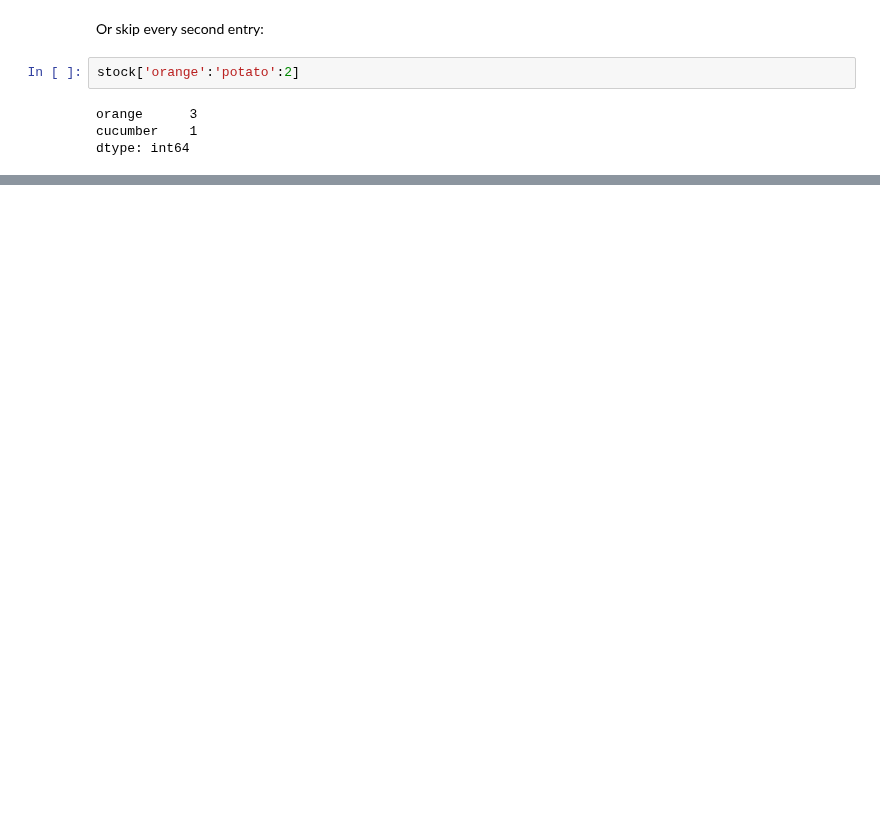
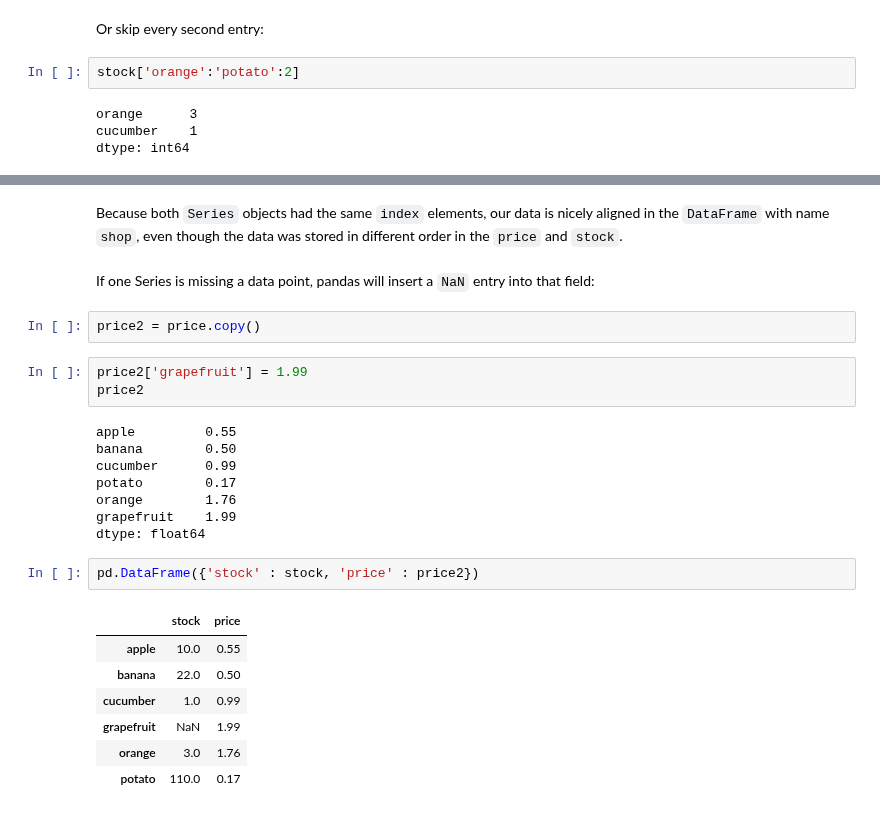
Before and after one commit to fangohr/introduction-to-python-for-computational-science-and-engineering, a Jupyter notebook: 17-pandas.ipynb, the cells around one changed output, grey strips where cells are left out. Drawn from its saved outputs; the diff is of its cells as text; blank space fills up the shorter version.

```diff
--- a/17-pandas.ipynb
+++ b/17-pandas.ipynb
@@ -426,0 +531,27 @@ dtype: int64
+# %% [markdown]
+Because both `Series` objects had the same `index` elements, our data is nicely aligned in the `DataFrame` with name `shop`, even though the data was stored in different order in the `price` and `stock`.
+# %% [markdown]
+If one Series is missing a data point, pandas will insert a `NaN` entry into that field:
+# %%
+price2 = price.copy()
+# %%
+price2['grapefruit'] = 1.99
+price2
+# %% [output]
+apple         0.55
+banana        0.50
+cucumber      0.99
+potato        0.17
+orange        1.76
+grapefruit    1.99
+dtype: float64
+# %%
+pd.DataFrame({'stock' : stock, 'price' : price2})
+# %% [output]
+|  | stock | price |
+| apple | 10.0 | 0.55 |
+| banana | 22.0 | 0.50 |
+| cucumber | 1.0 | 0.99 |
+| grapefruit | NaN | 1.99 |
+| orange | 3.0 | 1.76 |
+| potato | 110.0 | 0.17 |
```
Also changed, not shown: parts of 60 cells of this notebook.
